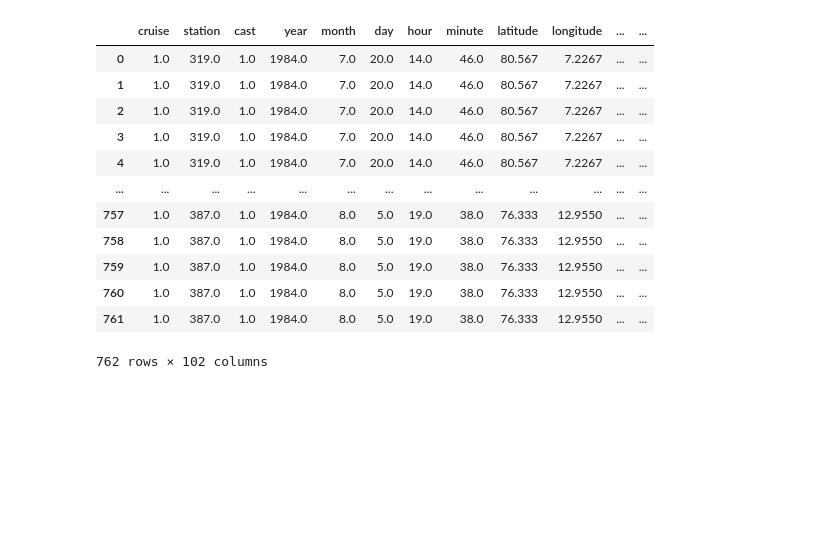
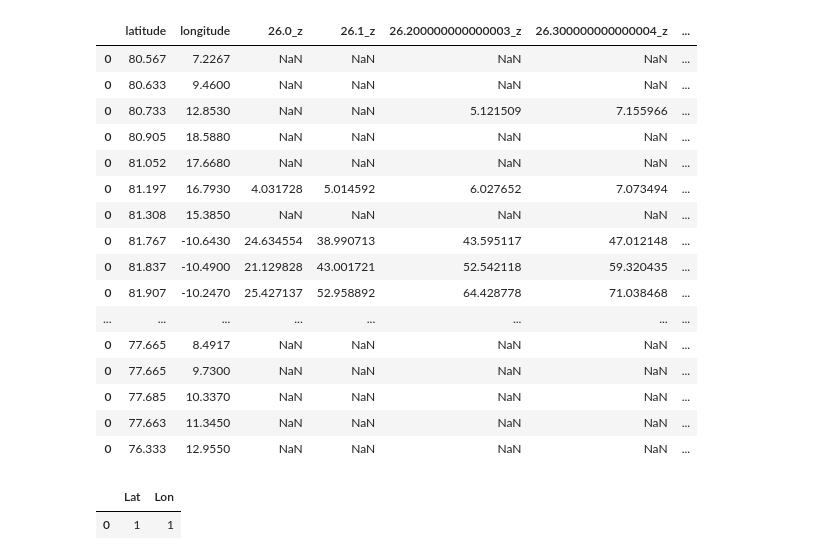
Before and after one commit to ashao/glodap_analysis, a Jupyter notebook: isopycnal_depth.ipynb, the cells around one changed output. Saved outputs shown, nothing was run; the diff lists cells and outputs as text; code cells hidden in the pictures; blank space fills up the shorter version.

```diff
--- a/isopycnal_depth.ipynb
+++ b/isopycnal_depth.ipynb
@@ -10,3 +78,48 @@ glodap = pd.read_csv('GLODAPv2.2019_Merged_Master_File.csv')
+# %%
+path = '/home/ashao/data/glodap/'
+glodap = pd.read_csv(path+'GLODAPv2.2019_Merged_Master_File.csv')
+cruise_ids = glodap.cruise.unique()
+glodap_by_cruise = [ glodap[(glodap.cruise == cruise_id) & (glodap.salinityqc == 1)] for cruise_id in cruise_ids ]
+# %%
+cruise_df = glodap_by_cruise[0]
+# %%
+def process_cruise(cruise_df,sigma0_vals):
+    nsigma0 = len(sigma0_vals)
+    stations = cruise_df.station.unique()
+    cols = ['latitude','longitude'] + [ f'{sig0}_z' for sig0 in sigma0_vals ]
+    df_out = pd.DataFrame(columns = cols)
+    for station in stations:
+        df = cruise_df[ cruise_df.station == station ]
+        sigma0_z = find_sigma0_z(df.salinity,df.temperature,df.pressure,df.latitude,df.longitude,sigma0_vals)
+        out = np.nan*np.ones(nsigma0+2)
+        out[0] = df.latitude.mean()
+        out[1] = df.longitude.mean()
+        out[2:] = sigma0_z
+        df_out = df_out.append( pd.DataFrame([out], columns = cols) )
+
+    return df_out
+# %%
+out = process_cruise(cruise_df,np.arange(26,27.1,0.1))
+# %%
+out
+# %% [output]
+|  | latitude | longitude | 26.0_z | 26.1_z | 26.200000000000003_z | 26.300000000000004_z | ... |
+| 0 | 80.567 | 7.2267 | NaN | NaN | NaN | NaN | ... |
+| 0 | 80.633 | 9.4600 | NaN | NaN | NaN | NaN | ... |
+| 0 | 80.733 | 12.8530 | NaN | NaN | 5.121509 | 7.155966 | ... |
+| 0 | 80.905 | 18.5880 | NaN | NaN | NaN | NaN | ... |
+| 0 | 81.052 | 17.6680 | NaN | NaN | NaN | NaN | ... |
+| 0 | 81.197 | 16.7930 | 4.031728 | 5.014592 | 6.027652 | 7.073494 | ... |
+| 0 | 81.308 | 15.3850 | NaN | NaN | NaN | NaN | ... |
+| 0 | 81.767 | -10.6430 | 24.634554 | 38.990713 | 43.595117 | 47.012148 | ... |
+| 0 | 81.837 | -10.4900 | 21.129828 | 43.001721 | 52.542118 | 59.320435 | ... |
+| 0 | 81.907 | -10.2470 | 25.427137 | 52.958892 | 64.428778 | 71.038468 | ... |
+| ... | ... | ... | ... | ... | ... | ... | ... |
+| 0 | 77.665 | 8.4917 | NaN | NaN | NaN | NaN | ... |
+| 0 | 77.665 | 9.7300 | NaN | NaN | NaN | NaN | ... |
+| 0 | 77.685 | 10.3370 | NaN | NaN | NaN | NaN | ... |
+| 0 | 77.663 | 11.3450 | NaN | NaN | NaN | NaN | ... |
+| 0 | 76.333 | 12.9550 | NaN | NaN | NaN | NaN | ... |
 # %%
 cruises = glodap.cruise.unique()
 # This will be looped over cruises
@@ -14,19 +127,3 @@ cruise_df  = glodap[glodap.cruise == cruises[0]]
 # This will be a loop over stations
 stations = cruise_df.station.unique()
 station_df = cruise_df[ cruise_df.station == stations[0] ]
-# %%
-cruise_df
-# %% [output]
-|  | cruise | station | cast | year | month | day | hour | minute | latitude | longitude | ... | ... |
-| 0 | 1.0 | 319.0 | 1.0 | 1984.0 | 7.0 | 20.0 | 14.0 | 46.0 | 80.567 | 7.2267 | ... | ... |
-| 1 | 1.0 | 319.0 | 1.0 | 1984.0 | 7.0 | 20.0 | 14.0 | 46.0 | 80.567 | 7.2267 | ... | ... |
-| 2 | 1.0 | 319.0 | 1.0 | 1984.0 | 7.0 | 20.0 | 14.0 | 46.0 | 80.567 | 7.2267 | ... | ... |
-| 3 | 1.0 | 319.0 | 1.0 | 1984.0 | 7.0 | 20.0 | 14.0 | 46.0 | 80.567 | 7.2267 | ... | ... |
-| 4 | 1.0 | 319.0 | 1.0 | 1984.0 | 7.0 | 20.0 | 14.0 | 46.0 | 80.567 | 7.2267 | ... | ... |
-| ... | ... | ... | ... | ... | ... | ... | ... | ... | ... | ... | ... | ... |
-| 757 | 1.0 | 387.0 | 1.0 | 1984.0 | 8.0 | 5.0 | 19.0 | 38.0 | 76.333 | 12.9550 | ... | ... |
-| 758 | 1.0 | 387.0 | 1.0 | 1984.0 | 8.0 | 5.0 | 19.0 | 38.0 | 76.333 | 12.9550 | ... | ... |
-| 759 | 1.0 | 387.0 | 1.0 | 1984.0 | 8.0 | 5.0 | 19.0 | 38.0 | 76.333 | 12.9550 | ... | ... |
-| 760 | 1.0 | 387.0 | 1.0 | 1984.0 | 8.0 | 5.0 | 19.0 | 38.0 | 76.333 | 12.9550 | ... | ... |
-| 761 | 1.0 | 387.0 | 1.0 | 1984.0 | 8.0 | 5.0 | 19.0 | 38.0 | 76.333 | 12.9550 | ... | ... |
-762 rows × 102 columns
@@ -106,3 +136,9 @@ def find_sigma0_z(salinity, temperature, pressure, latitude, longitude, sigmas):
+# %%
+test = pd.DataFrame(data = [[1,1]],columns=['Lat','Lon'])
+test
+# %% [output]
+|  | Lat | Lon |
+| 0 | 1 | 1 |
 # %%
 find_sigma0_z(station_df.salinity,station_df.temperature,station_df.pressure,station_df.latitude,station_df.longitude,27.)
 # %% [output]
```
Also changed, not shown: parts of 6 cells of this notebook.
